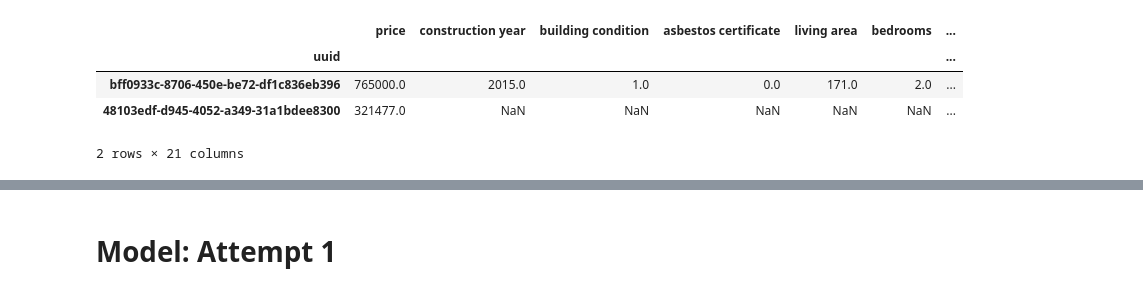
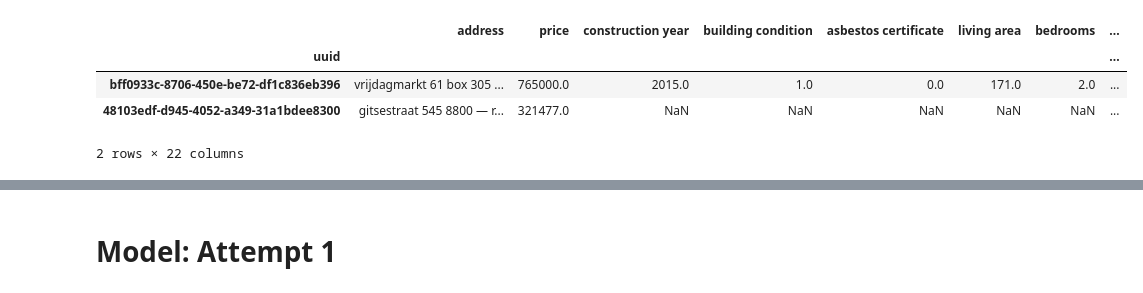
Before and after one commit to vtdinh13/house-price-prediction, a Jupyter notebook: 01-data-processing/imputation/simple_imputation.ipynb, the cells around one changed output, grey strips where cells are left out. Cells and saved outputs as stored; diff of their text form; code cells hidden in the pictures.

```diff
--- a/01-data-processing/imputation/simple_imputation.ipynb
+++ b/01-data-processing/imputation/simple_imputation.ipynb
@@ -2,14 +2,13 @@
 import pandas as pd
 # %%
 df = pd.read_parquet('/Users/vancescadinh/Documents/house-price-prediction/01-data-processing/data/data_numerical.parquet', engine='pyarrow')
-df = df.drop(columns=['address', 'proceedings for breach of planning regulations'])
 df.head(2)
 # %% [output]
-|  | price | construction year | building condition | asbestos certificate | living area | bedrooms | ... |
-| uuid |  |  |  |  |  |  | ... |
-| bff0933c-8706-450e-be72-df1c836eb396 | 765000.0 | 2015.0 | 1.0 | 0.0 | 171.0 | 2.0 | ... |
-| 48103edf-d945-4052-a349-31a1bdee8300 | 321477.0 | NaN | NaN | NaN | NaN | NaN | ... |
+|  | address | price | construction year | building condition | asbestos certificate | living area | bedrooms | ... |
+| uuid |  |  |  |  |  |  |  | ... |
+| bff0933c-8706-450e-be72-df1c836eb396 | vrijdagmarkt 61 box 305 ... | 765000.0 | 2015.0 | 1.0 | 0.0 | 171.0 | 2.0 | ... |
+| 48103edf-d945-4052-a349-31a1bdee8300 | gitsestraat 545 8800 — r... | 321477.0 | NaN | NaN | NaN | NaN | NaN | ... |
-2 rows × 21 columns
+2 rows × 22 columns
 # %%
 categorical_variables = ['construction year', 'asbestos certificate',
                          'shared building', 'bedrooms', 'building condition',
```
Also changed, not shown: parts of 10 cells of this notebook, 2 other files.
